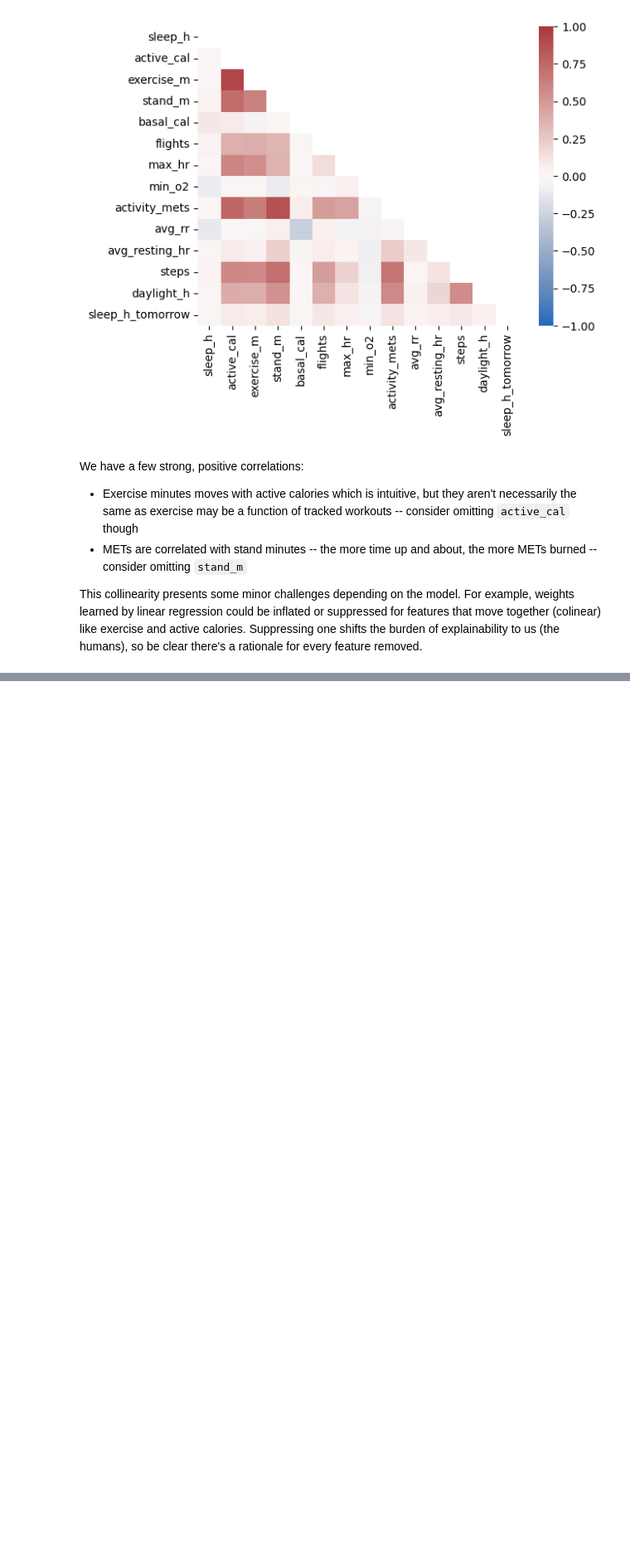
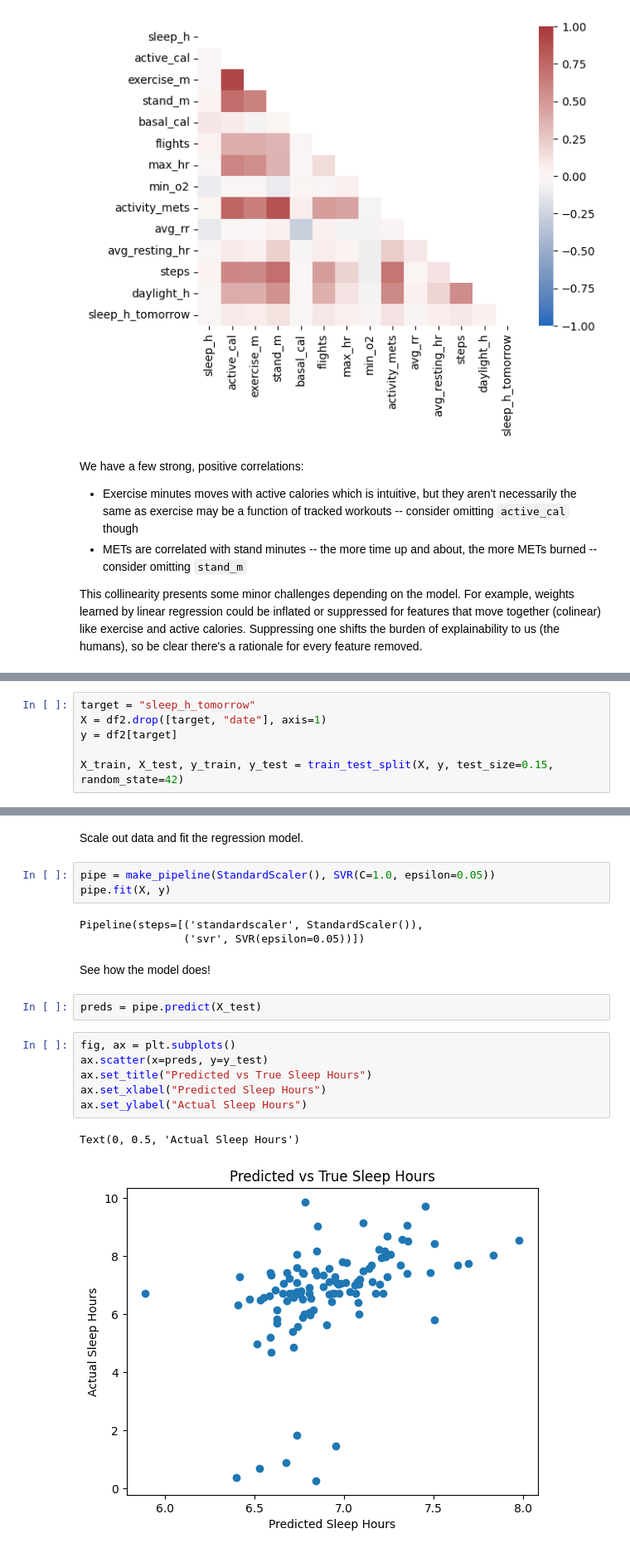
Before and after one commit to auto-d/medex, a Jupyter notebook: medex.ipynb, the cells around one changed output, grey strips where cells are left out. Shown at 83% size. Cells and saved outputs as stored; diff of their text form; blank space fills up the shorter version.

```diff
--- a/medex.ipynb
+++ b/medex.ipynb
@@ -301,0 +363,6 @@ This collinearity presents some minor challenges depending on the model. For exa
+# %%
+target = "sleep_h_tomorrow"
+X = df2.drop([target, "date"], axis=1)
+y = df2[target]
+
+X_train, X_test, y_train, y_test = train_test_split(X, y, test_size=0.15, random_state=42)
@@ -301,0 +387,21 @@ This collinearity presents some minor challenges depending on the model. For exa
+# %% [markdown]
+Scale out data and fit the regression model.
+# %%
+pipe = make_pipeline(StandardScaler(), SVR(C=1.0, epsilon=0.05))
+pipe.fit(X, y)
+# %% [output]
+Pipeline(steps=[('standardscaler', StandardScaler()),
+                ('svr', SVR(epsilon=0.05))])
+# %% [markdown]
+See how the model does!
+# %%
+preds = pipe.predict(X_test)
+# %%
+fig, ax = plt.subplots()
+ax.scatter(x=preds, y=y_test)
+ax.set_title("Predicted vs True Sleep Hours")
+ax.set_xlabel("Predicted Sleep Hours")
+ax.set_ylabel("Actual Sleep Hours")
+# %% [output]
+Text(0, 0.5, 'Actual Sleep Hours')
+[figure, added]
```
Also changed, not shown: parts of 17 cells of this notebook, 1 other file.
